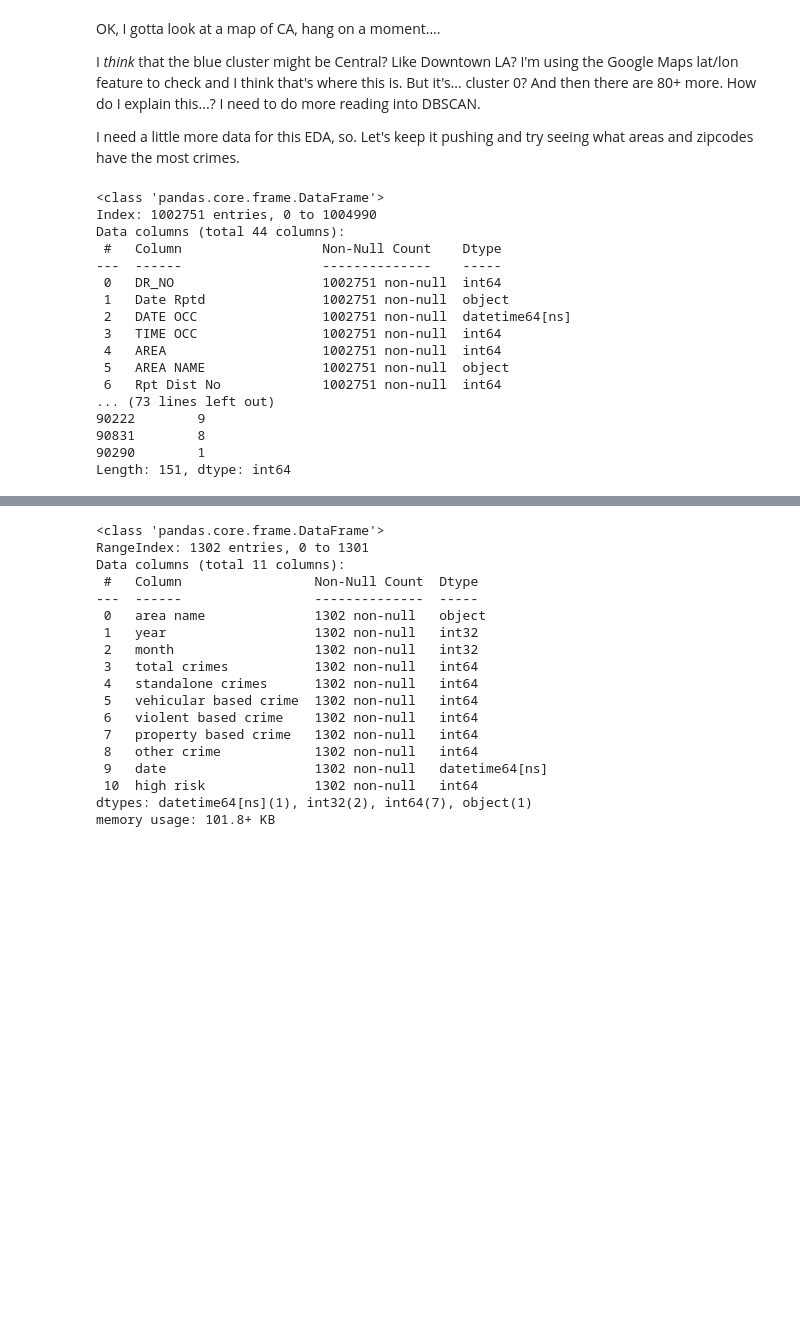
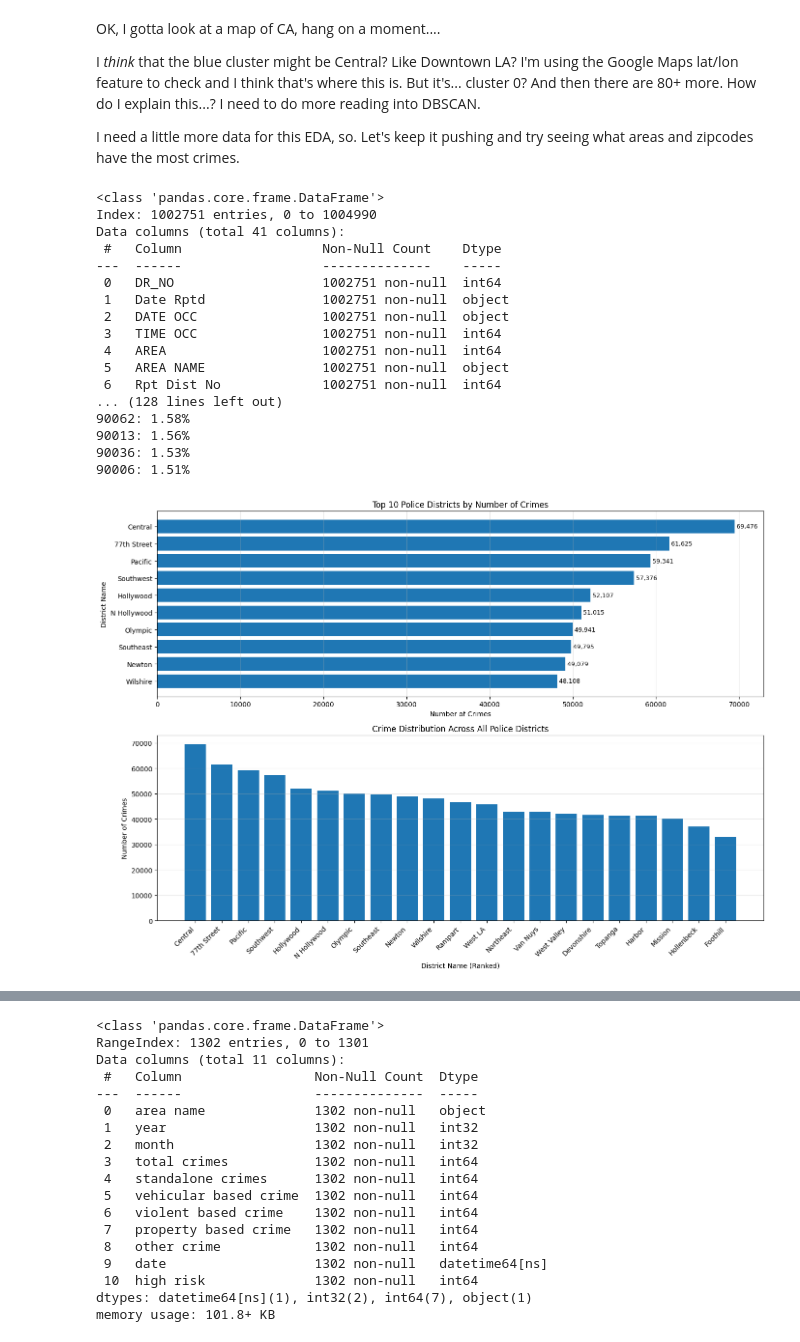
Before and after one commit to TheFoolOrpheus/DAT-490-Capstone, a Jupyter notebook: LACrime.ipynb, the cells around one changed output, grey strips where cells are left out. Saved outputs shown, nothing was run; the diff lists cells and outputs as text; code cells hidden in the pictures; blank space fills up the shorter version.

```diff
--- a/LACrime.ipynb
+++ b/LACrime.ipynb
@@ -1126,28 +1126,68 @@ I need a little more data for this EDA, so. Let's keep it pushing and try seeing
 lapd_plus_zip.info()
 #How do I not have a total crimes row? Like... HOW THOUGH?
 
-lapd_plus_zip['total crimes'] = lapd_plus_zip['vehicular based crime'] + lapd_plus_zip['violent based crime'] + lapd_plus_zip['property based crime'] + lapd_plus_zip['other crime']
-
 areacounts = lapd_plus_zip.groupby(['AREA NAME']).size().sort_values(ascending=False)
 print(f"Area Counts: \n{areacounts}")
+areatotalcrimes = lapd_plus_zip.groupby(['AREA NAME']).size()
+lapd_plus_zip['Area Total Crimes'] = lapd_plus_zip['AREA NAME'].map(areatotalcrimes)
 
 zipcounts = lapd_plus_zip.groupby(['assigned_zipcode']).size().sort_values(ascending=False)
 print(f"Zip Counts: \n{zipcounts}")
+ziptotalcrimes = lapd_plus_zip.groupby(['assigned_zipcode']).size()
+lapd_plus_zip['Zip Total Crimes'] = lapd_plus_zip['assigned_zipcode'].map
+
+totalcrimes = len(lapd_plus_zip)
+areapercent = (areacounts / totalcrimes) * 100
+print(f"Area Percent: \n{areapercent}")
+zippercent = (zipcounts / totalcrimes) * 100
+print(f"Zip Percent: \n{zippercent}")
+
+for area, percent in areapercent.head(10).items():
+    print(f"{area}: {percent:.2f}%")
+
+for zipcode, percent in zippercent.head(10).items():
+    print(f"{zipcode}: {percent:.2f}%")
 # %% [output]
 <class 'pandas.core.frame.DataFrame'>
 Index: 1002751 entries, 0 to 1004990
-Data columns (total 44 columns):
+Data columns (total 41 columns):
  #   Column                  Non-Null Count    Dtype
 ---  ------                  --------------    -----
  0   DR_NO                   1002751 non-null  int64
  1   Date Rptd               1002751 non-null  object
- 2   DATE OCC                1002751 non-null  datetime64[ns]
+ 2   DATE OCC                1002751 non-null  object
  3   TIME OCC                1002751 non-null  int64
  4   AREA                    1002751 non-null  int64
  5   AREA NAME               1002751 non-null  object
  6   Rpt Dist No             1002751 non-null  int64
-... (73 lines left out)
-90222        9
-90831        8
-90290        1
-Length: 151, dtype: int64
+... (128 lines left out)
+90062: 1.58%
+90013: 1.56%
+90036: 1.53%
+90006: 1.51%
+# %%
+fig, axes = plt.subplots(2, 1, figsize=(14,10))
+topareas = areacounts.head(10)
+axes[0].barh(range(len(topareas)), topareas.values)
+axes[0].set_yticks(range(len(topareas)))
+axes[0].set_yticklabels(topareas.index)
+axes[0].set_xlabel('Number of Crimes')
+axes[0].set_ylabel('District Name')
+axes[0].set_title('Top 10 Police Districts by Number of Crimes')
+axes[0].invert_yaxis()
+axes[0].grid(axis = 'x', alpha = .3)
+
+for i, v in enumerate(topareas.values):
+    axes[0].text(v, i, f' {v:,}', va='center', fontsize=9)
+
+axes[1].bar(range(len(areacounts)), areacounts.values)
+axes[1].set_xticks(range(len(areacounts)), areacounts.index, rotation=45, ha='right')
+axes[1].set_xlabel('District Name (Ranked)')
+axes[1].set_ylabel('Number of Crimes')
+axes[1].set_title('Crime Distribution Across All Police Districts')
+axes[1].grid(axis = 'y', alpha = .3)
+
+plt.tight_layout()
+plt.show()
+# %% [output]
+[figure, added]
```
Also changed, not shown: parts of 2 cells of this notebook.
